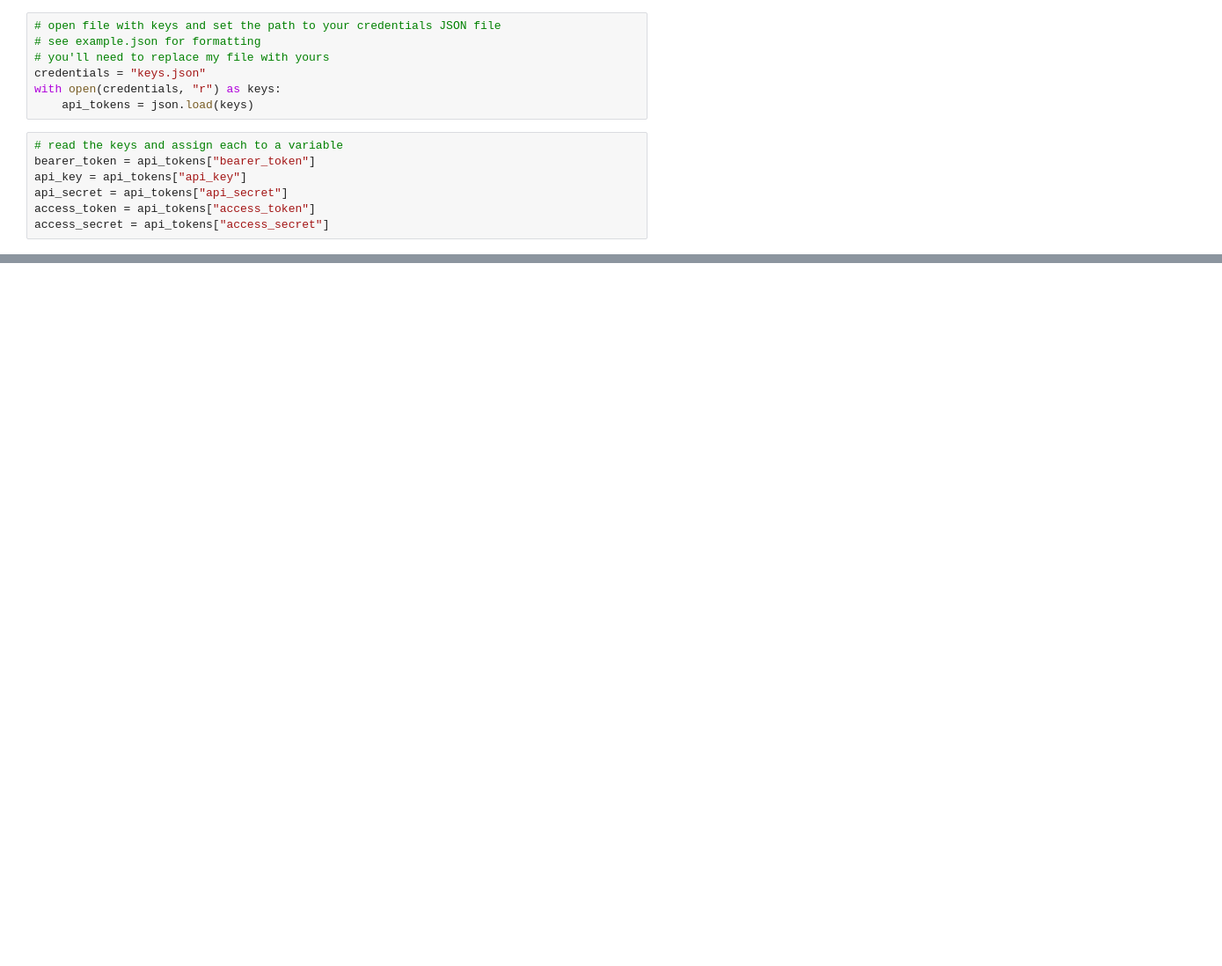
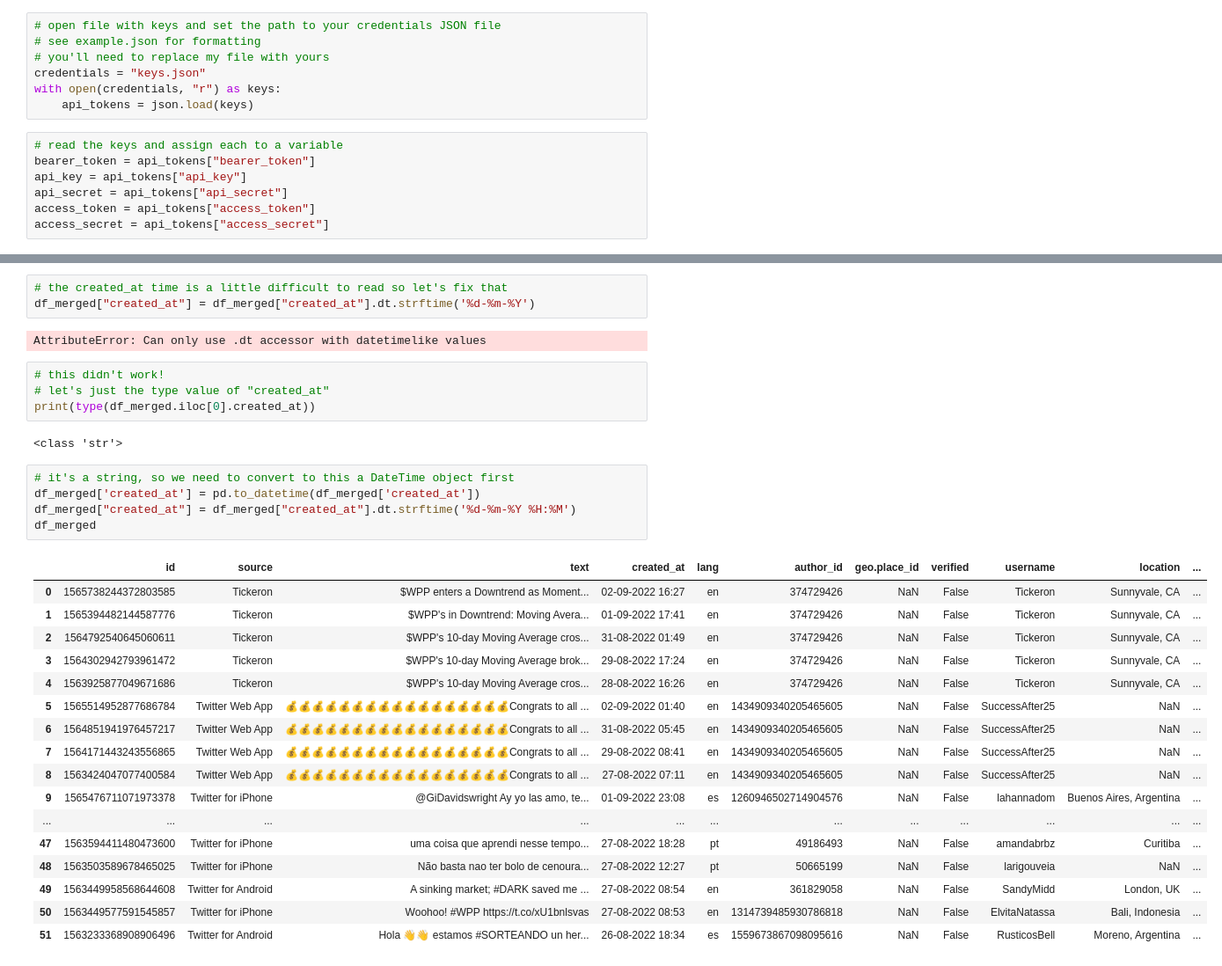
Before and after one commit to katsully/wpp-python-intro, a Jupyter notebook: Class06-BotsPart1/02_TwitterAPI.ipynb, the cells around one changed output, grey strips where cells are left out. Shown at 88% size. Drawn from its saved outputs; the diff is of its cells as text; blank space fills up the shorter version.

```diff
--- a/Class06-BotsPart1/02_TwitterAPI.ipynb
+++ b/Class06-BotsPart1/02_TwitterAPI.ipynb
@@ -63,0 +212,34 @@ tweets
+# %%
+# the created_at time is a little difficult to read so let's fix that
+df_merged["created_at"] = df_merged["created_at"].dt.strftime('%d-%m-%Y')
+# %% [output]
+AttributeError: Can only use .dt accessor with datetimelike values
+# %%
+# this didn't work!
+# let's just the type value of "created_at"
+print(type(df_merged.iloc[0].created_at))
+# %% [output]
+<class 'str'>
+# %%
+# it's a string, so we need to convert to this a DateTime object first
+df_merged['created_at'] = pd.to_datetime(df_merged['created_at'])
+df_merged["created_at"] = df_merged["created_at"].dt.strftime('%d-%m-%Y %H:%M')
+df_merged
+# %% [output]
+|  | id | source | text | created_at | lang | author_id | geo.place_id | verified | username | location | ... |
+| 0 | 1565738244372803585 | Tickeron | $WPP enters a Downtrend as Moment... | 02-09-2022 16:27 | en | 374729426 | NaN | False | Tickeron | Sunnyvale, CA | ... |
+| 1 | 1565394482144587776 | Tickeron | $WPP's in Downtrend: Moving Avera... | 01-09-2022 17:41 | en | 374729426 | NaN | False | Tickeron | Sunnyvale, CA | ... |
+| 2 | 1564792540645060611 | Tickeron | $WPP's 10-day Moving Average cros... | 31-08-2022 01:49 | en | 374729426 | NaN | False | Tickeron | Sunnyvale, CA | ... |
+| 3 | 1564302942793961472 | Tickeron | $WPP's 10-day Moving Average brok... | 29-08-2022 17:24 | en | 374729426 | NaN | False | Tickeron | Sunnyvale, CA | ... |
+| 4 | 1563925877049671686 | Tickeron | $WPP's 10-day Moving Average cros... | 28-08-2022 16:26 | en | 374729426 | NaN | False | Tickeron | Sunnyvale, CA | ... |
+| 5 | 1565514952877686784 | Twitter Web App | 💰💰💰💰💰💰💰💰💰💰💰💰💰💰💰💰💰Congrats to all ... | 02-09-2022 01:40 | en | 1434909340205465605 | NaN | False | SuccessAfter25 | NaN | ... |
+| 6 | 1564851941976457217 | Twitter Web App | 💰💰💰💰💰💰💰💰💰💰💰💰💰💰💰💰💰Congrats to all ... | 31-08-2022 05:45 | en | 1434909340205465605 | NaN | False | SuccessAfter25 | NaN | ... |
+| 7 | 1564171443243556865 | Twitter Web App | 💰💰💰💰💰💰💰💰💰💰💰💰💰💰💰💰💰Congrats to all ... | 29-08-2022 08:41 | en | 1434909340205465605 | NaN | False | SuccessAfter25 | NaN | ... |
+| 8 | 1563424047077400584 | Twitter Web App | 💰💰💰💰💰💰💰💰💰💰💰💰💰💰💰💰💰Congrats to all ... | 27-08-2022 07:11 | en | 1434909340205465605 | NaN | False | SuccessAfter25 | NaN | ... |
+| 9 | 1565476711071973378 | Twitter for iPhone | @GiDavidswright Ay yo las amo, te... | 01-09-2022 23:08 | es | 1260946502714904576 | NaN | False | lahannadom | Buenos Aires, Argentina | ... |
+| ... | ... | ... | ... | ... | ... | ... | ... | ... | ... | ... | ... |
+| 47 | 1563594411480473600 | Twitter for iPhone | uma coisa que aprendi nesse tempo... | 27-08-2022 18:28 | pt | 49186493 | NaN | False | amandabrbz | Curitiba | ... |
+| 48 | 1563503589678465025 | Twitter for iPhone | Não basta nao ter bolo de cenoura... | 27-08-2022 12:27 | pt | 50665199 | NaN | False | larigouveia | NaN | ... |
+| 49 | 1563449958568644608 | Twitter for Android | A sinking market; #DARK saved me ... | 27-08-2022 08:54 | en | 361829058 | NaN | False | SandyMidd | London, UK | ... |
+| 50 | 1563449577591545857 | Twitter for iPhone | Woohoo! #WPP https://t.co/xU1bnlsvas | 27-08-2022 08:53 | en | 1314739485930786818 | NaN | False | ElvitaNatassa | Bali, Indonesia | ... |
+| 51 | 1563233368908906496 | Twitter for Android | Hola 👋👋 estamos #SORTEANDO un her... | 26-08-2022 18:34 | es | 1559673867098095616 | NaN | False | RusticosBell | Moreno, Argentina | ... |
```
Also changed, not shown: parts of 20 cells of this notebook, 2 other files.
